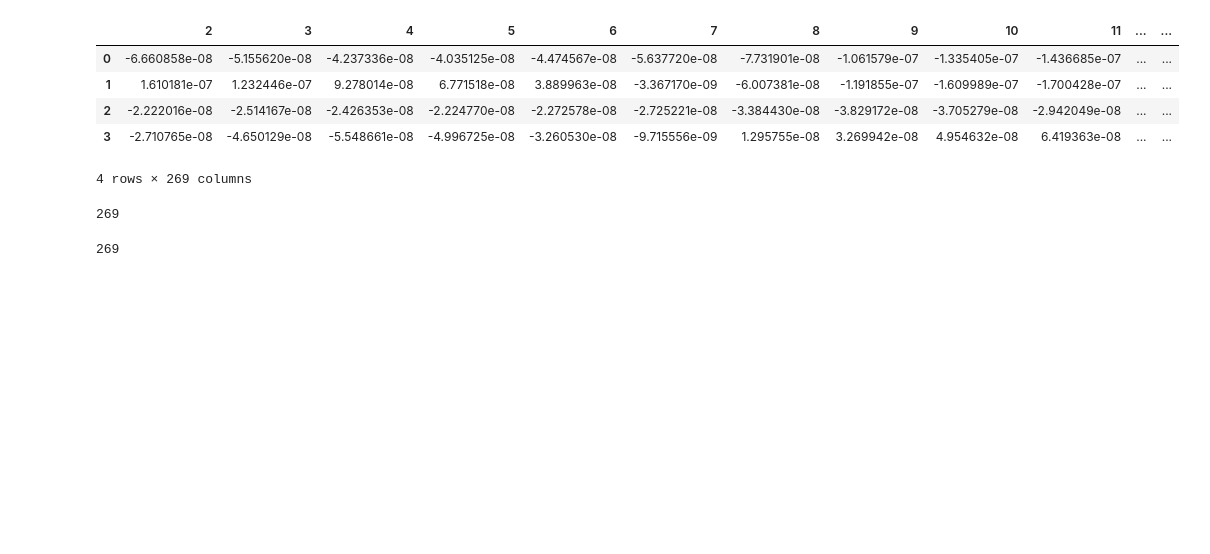
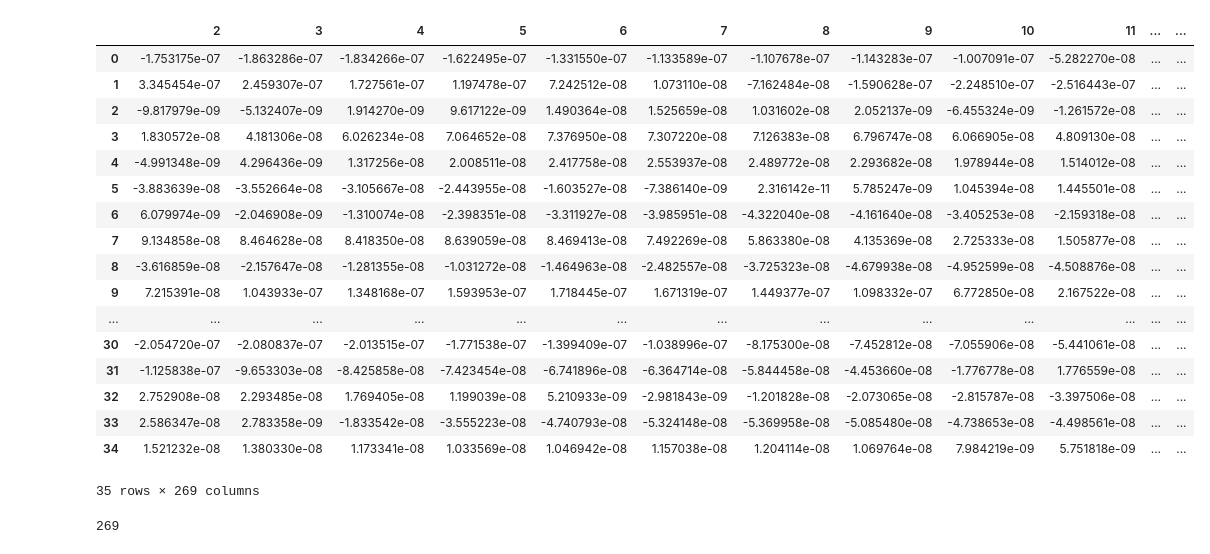
Before and after one commit to Diego41ITA/EEG-analysis, a Jupyter notebook: Read ERP_prova_wavelet.ipynb, the cells around one changed output. Saved outputs shown, nothing was run; the diff lists cells and outputs as text; code cells hidden in the pictures; blank space fills up the shorter version.

```diff
--- a/Read ERP_prova_wavelet.ipynb
+++ b/Read ERP_prova_wavelet.ipynb
@@ -5,3 +9,3 @@ import numpy as np
 # %%
-data=pd.read_csv('D:\REPO_progetto\TesiBiomedica\ERP_SUB',header=None)
+data=pd.read_csv(r'E:\necst\notebook\Epochs_pulite\ERP_SUB',header=None)
 # %%
@@ -27,18 +55,28 @@ data.head(4)
 # %%
 data.drop(columns=data.columns[0], axis=1, inplace=True)
 # %%
-data.head(4)
+data.head(35)
 # %% [output]
 |  | 2 | 3 | 4 | 5 | 6 | 7 | 8 | 9 | 10 | 11 | ... | ... |
-| 0 | -6.660858e-08 | -5.155620e-08 | -4.237336e-08 | -4.035125e-08 | -4.474567e-08 | -5.637720e-08 | -7.731901e-08 | -1.061579e-07 | -1.335405e-07 | -1.436685e-07 | ... | ... |
-| 1 | 1.610181e-07 | 1.232446e-07 | 9.278014e-08 | 6.771518e-08 | 3.889963e-08 | -3.367170e-09 | -6.007381e-08 | -1.191855e-07 | -1.609989e-07 | -1.700428e-07 | ... | ... |
-| 2 | -2.222016e-08 | -2.514167e-08 | -2.426353e-08 | -2.224770e-08 | -2.272578e-08 | -2.725221e-08 | -3.384430e-08 | -3.829172e-08 | -3.705279e-08 | -2.942049e-08 | ... | ... |
-| 3 | -2.710765e-08 | -4.650129e-08 | -5.548661e-08 | -4.996725e-08 | -3.260530e-08 | -9.715556e-09 | 1.295755e-08 | 3.269942e-08 | 4.954632e-08 | 6.419363e-08 | ... | ... |
+| 0 | -1.753175e-07 | -1.863286e-07 | -1.834266e-07 | -1.622495e-07 | -1.331550e-07 | -1.133589e-07 | -1.107678e-07 | -1.143283e-07 | -1.007091e-07 | -5.282270e-08 | ... | ... |
+| 1 | 3.345454e-07 | 2.459307e-07 | 1.727561e-07 | 1.197478e-07 | 7.242512e-08 | 1.073110e-08 | -7.162484e-08 | -1.590628e-07 | -2.248510e-07 | -2.516443e-07 | ... | ... |
+| 2 | -9.817979e-09 | -5.132407e-09 | 1.914270e-09 | 9.617122e-09 | 1.490364e-08 | 1.525659e-08 | 1.031602e-08 | 2.052137e-09 | -6.455324e-09 | -1.261572e-08 | ... | ... |
+| 3 | 1.830572e-08 | 4.181306e-08 | 6.026234e-08 | 7.064652e-08 | 7.376950e-08 | 7.307220e-08 | 7.126383e-08 | 6.796747e-08 | 6.066905e-08 | 4.809130e-08 | ... | ... |
+| 4 | -4.991348e-09 | 4.296436e-09 | 1.317256e-08 | 2.008511e-08 | 2.417758e-08 | 2.553937e-08 | 2.489772e-08 | 2.293682e-08 | 1.978944e-08 | 1.514012e-08 | ... | ... |
+| 5 | -3.883639e-08 | -3.552664e-08 | -3.105667e-08 | -2.443955e-08 | -1.603527e-08 | -7.386140e-09 | 2.316142e-11 | 5.785247e-09 | 1.045394e-08 | 1.445501e-08 | ... | ... |
+| 6 | 6.079974e-09 | -2.046908e-09 | -1.310074e-08 | -2.398351e-08 | -3.311927e-08 | -3.985951e-08 | -4.322040e-08 | -4.161640e-08 | -3.405253e-08 | -2.159318e-08 | ... | ... |
+| 7 | 9.134858e-08 | 8.464628e-08 | 8.418350e-08 | 8.639059e-08 | 8.469413e-08 | 7.492269e-08 | 5.863380e-08 | 4.135369e-08 | 2.725333e-08 | 1.505877e-08 | ... | ... |
+| 8 | -3.616859e-08 | -2.157647e-08 | -1.281355e-08 | -1.031272e-08 | -1.464963e-08 | -2.482557e-08 | -3.725323e-08 | -4.679938e-08 | -4.952599e-08 | -4.508876e-08 | ... | ... |
+| 9 | 7.215391e-08 | 1.043933e-07 | 1.348168e-07 | 1.593953e-07 | 1.718445e-07 | 1.671319e-07 | 1.449377e-07 | 1.098332e-07 | 6.772850e-08 | 2.167522e-08 | ... | ... |
+| ... | ... | ... | ... | ... | ... | ... | ... | ... | ... | ... | ... | ... |
+| 30 | -2.054720e-07 | -2.080837e-07 | -2.013515e-07 | -1.771538e-07 | -1.399409e-07 | -1.038996e-07 | -8.175300e-08 | -7.452812e-08 | -7.055906e-08 | -5.441061e-08 | ... | ... |
+| 31 | -1.125838e-07 | -9.653303e-08 | -8.425858e-08 | -7.423454e-08 | -6.741896e-08 | -6.364714e-08 | -5.844458e-08 | -4.453660e-08 | -1.776778e-08 | 1.776559e-08 | ... | ... |
+| 32 | 2.752908e-08 | 2.293485e-08 | 1.769405e-08 | 1.199039e-08 | 5.210933e-09 | -2.981843e-09 | -1.201828e-08 | -2.073065e-08 | -2.815787e-08 | -3.397506e-08 | ... | ... |
+| 33 | 2.586347e-08 | 2.783358e-09 | -1.833542e-08 | -3.555223e-08 | -4.740793e-08 | -5.324148e-08 | -5.369958e-08 | -5.085480e-08 | -4.738653e-08 | -4.498561e-08 | ... | ... |
+| 34 | 1.521232e-08 | 1.380330e-08 | 1.173341e-08 | 1.033569e-08 | 1.046942e-08 | 1.157038e-08 | 1.204114e-08 | 1.069764e-08 | 7.984219e-09 | 5.751818e-09 | ... | ... |
-4 rows × 269 columns
+35 rows × 269 columns
 # %%
 data= data.to_numpy()
-# %% [output]
-269
 # %%
 Animali=[data[i,:] for  i in [0,2]]
 Uomini =[data[i,:] for  i in [1,3]]
```
Also changed, not shown: parts of 8 cells of this notebook, 2 other files.
